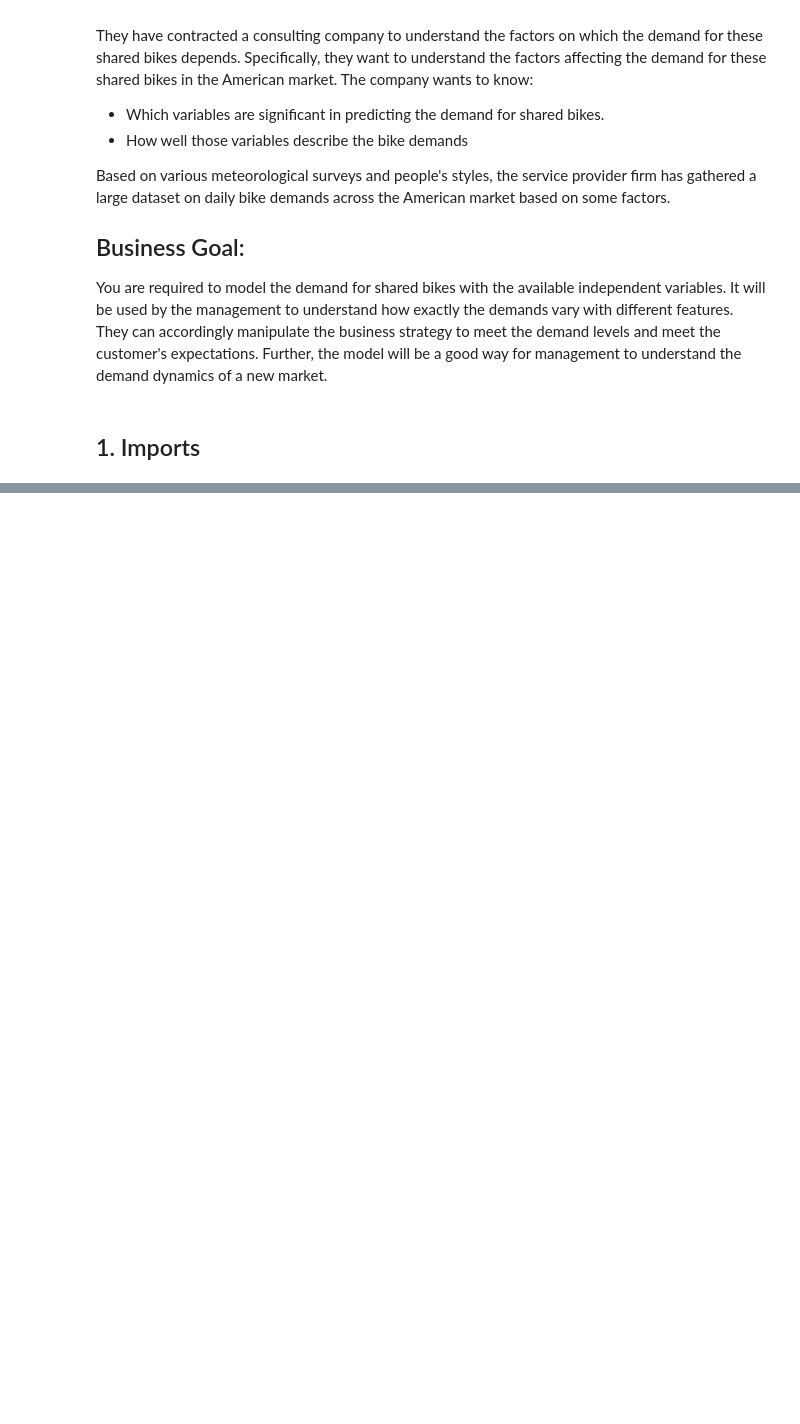
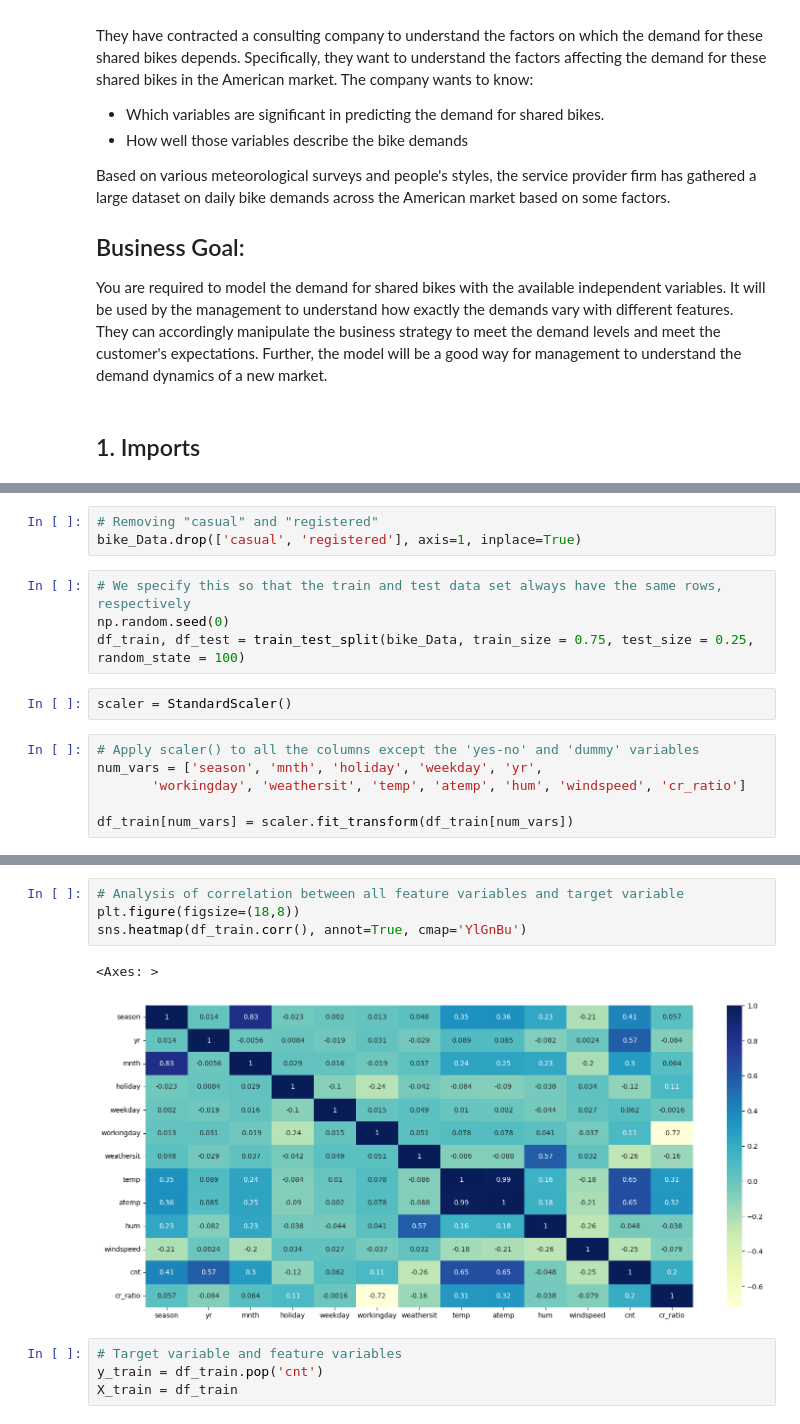
Before and after one commit to Malviya-Rajesh/Bike-Sharing, a Jupyter notebook: Bike-Sharing.ipynb, the cells around one changed output, grey strips where cells are left out. Cells and saved outputs as stored; diff of their text form; blank space fills up the shorter version.

```diff
--- a/Bike-Sharing.ipynb
+++ b/Bike-Sharing.ipynb
@@ -90,0 +261,15 @@ plt.show()
+# %%
+# Removing "casual" and "registered"
+bike_Data.drop(['casual', 'registered'], axis=1, inplace=True)
+# %%
+# We specify this so that the train and test data set always have the same rows, respectively
+np.random.seed(0)
+df_train, df_test = train_test_split(bike_Data, train_size = 0.75, test_size = 0.25, random_state = 100)
+# %%
+scaler = StandardScaler()
+# %%
+# Apply scaler() to all the columns except the 'yes-no' and 'dummy' variables
+num_vars = ['season', 'mnth', 'holiday', 'weekday', 'yr',
+       'workingday', 'weathersit', 'temp', 'atemp', 'hum', 'windspeed', 'cr_ratio']
+
+df_train[num_vars] = scaler.fit_transform(df_train[num_vars])
@@ -90,0 +285,11 @@ plt.show()
+# %%
+# Analysis of correlation between all feature variables and target variable
+plt.figure(figsize=(18,8))
+sns.heatmap(df_train.corr(), annot=True, cmap='YlGnBu')
+# %% [output]
+<Axes: >
+[figure, added]
+# %%
+# Target variable and feature variables
+y_train = df_train.pop('cnt')
+X_train = df_train
```
Also changed, not shown: parts of 52 cells of this notebook, 4 other files.
